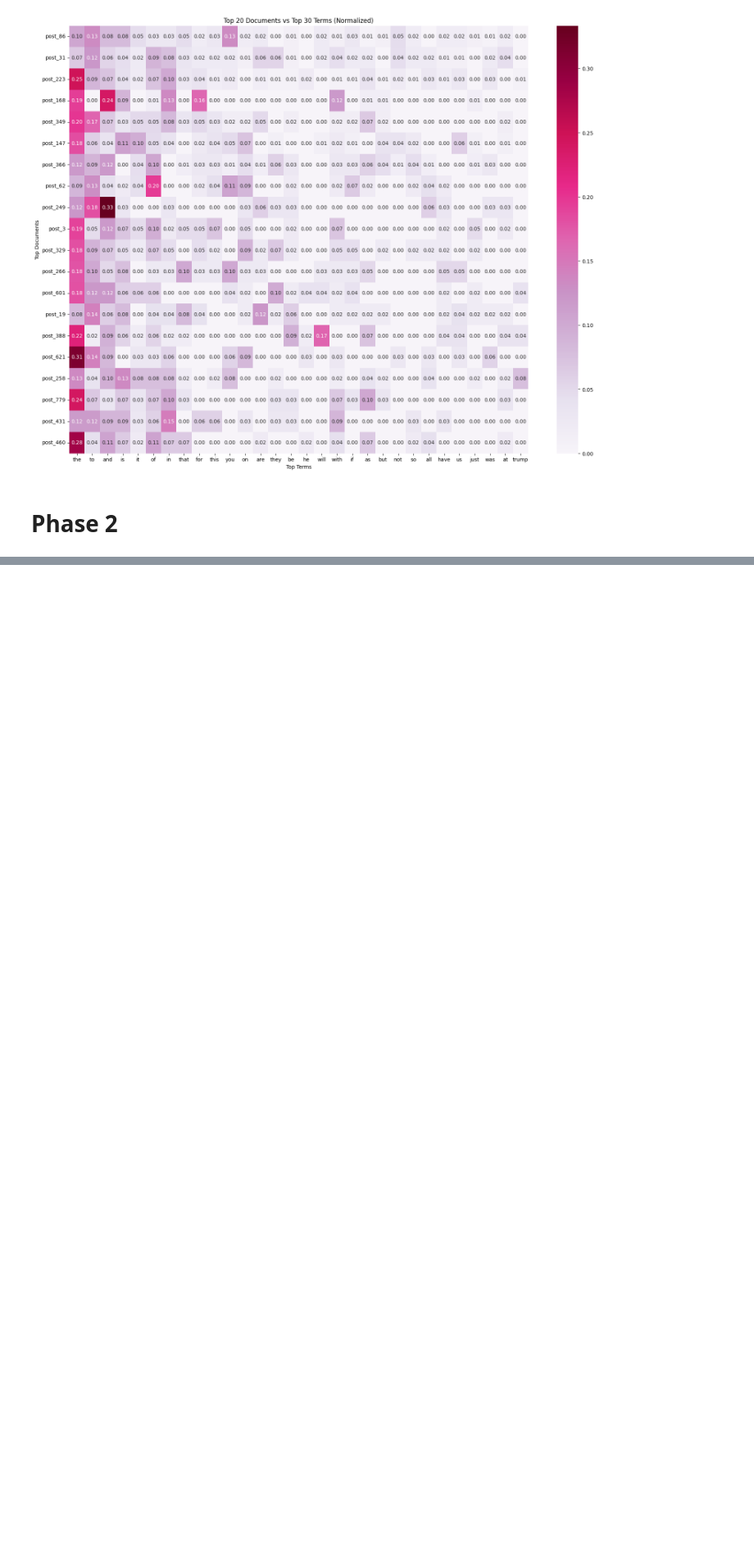
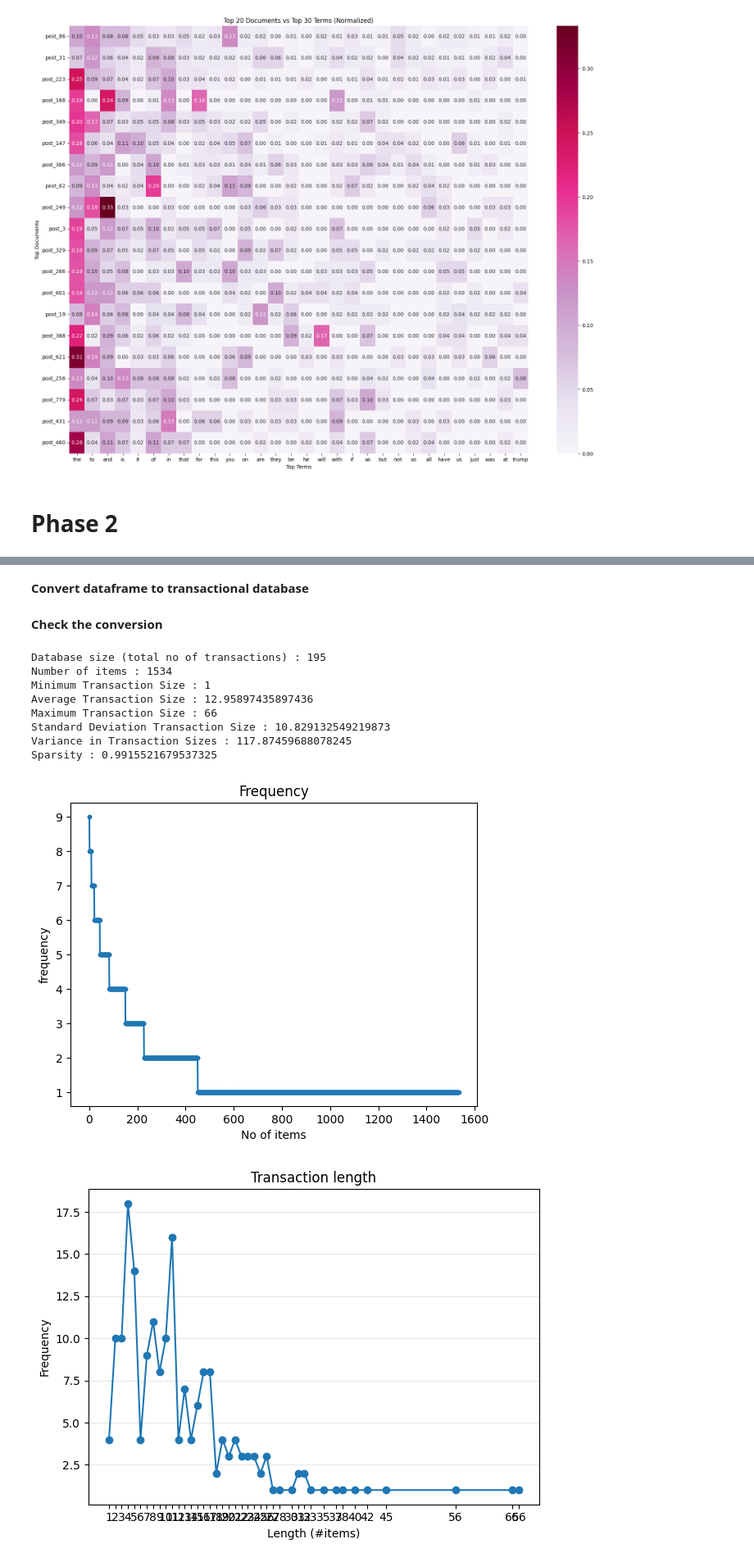
Before and after one commit to chiajungchang2003/DM2025-Lab1-Exercise, a Jupyter notebook: DM2025-Lab1-Homework.ipynb, the cells around one changed output, grey strips where cells are left out. Shown at 82% size. Saved outputs shown, nothing was run; the diff lists cells and outputs as text; code cells hidden in the pictures; blank space fills up the shorter version.

```diff
--- a/DM2025-Lab1-Homework.ipynb
+++ b/DM2025-Lab1-Homework.ipynb
@@ -208,0 +318,2 @@ Name: count, dtype: int64
+# %% [markdown]
+**Convert dataframe to transactional database**
@@ -208,0 +332,19 @@ Name: count, dtype: int64
+# %% [markdown]
+**Check the conversion**
+# %%
+from PAMI.extras.dbStats import TransactionalDatabase as tds
+obj = tds.TransactionalDatabase('td_freq_db_negative.csv')
+obj.run()
+obj.printStats()
+obj.plotGraphs()
+# %% [output]
+Database size (total no of transactions) : 195
+Number of items : 1534
+Minimum Transaction Size : 1
+Average Transaction Size : 12.95897435897436
+Maximum Transaction Size : 66
+Standard Deviation Transaction Size : 10.829132549219873
+Variance in Transaction Sizes : 117.87459688078245
+Sparsity : 0.9915521679537325
+[figure, added]
+[figure, added]
```
Also changed, not shown: parts of 16 cells of this notebook.
